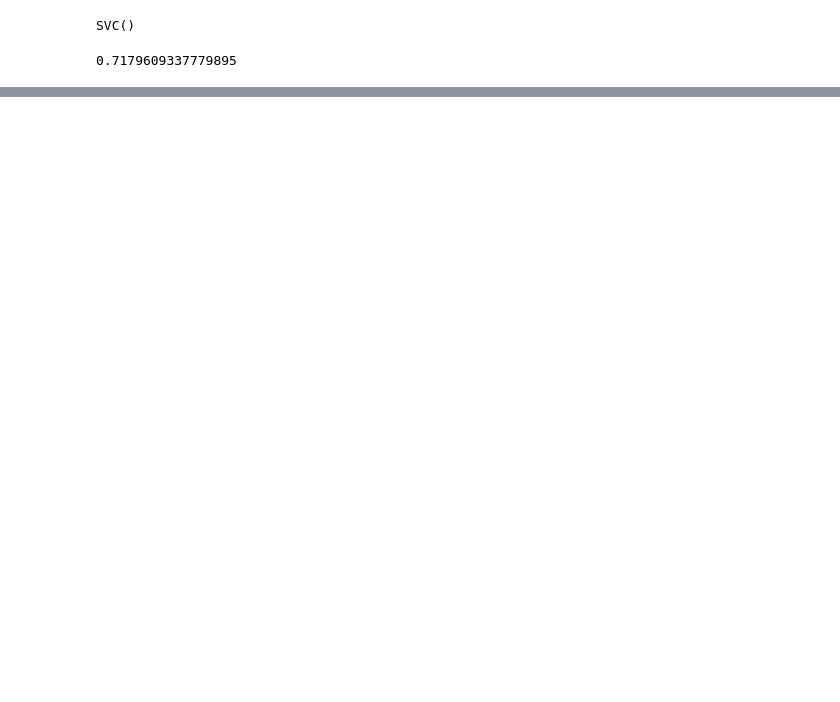
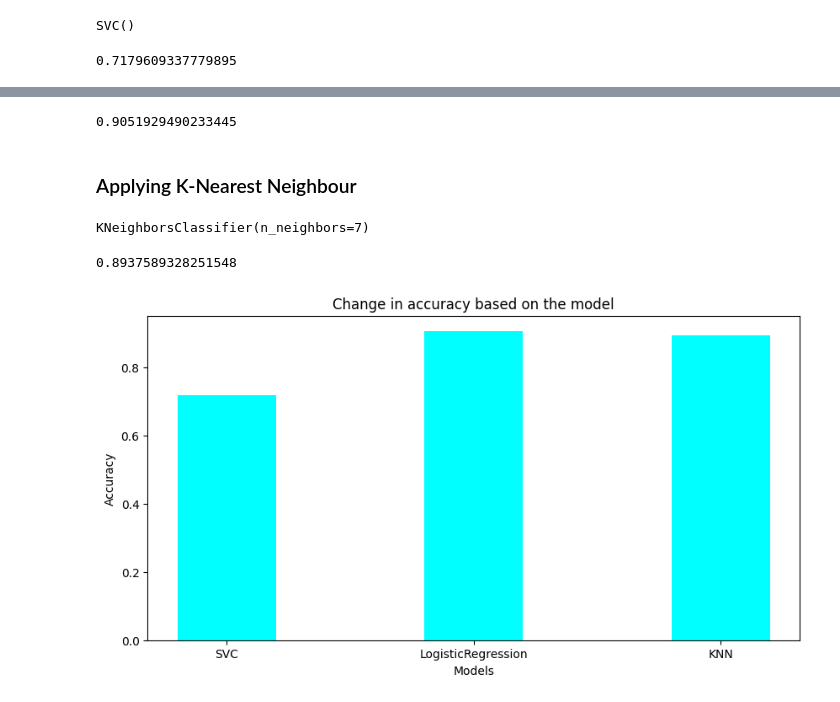
Before and after one commit to thakurboy004/Image-Segementation, a Jupyter notebook: Model-training.ipynb, the cells around one changed output, grey strips where cells are left out. Cells and saved outputs as stored; diff of their text form; code cells hidden in the pictures; blank space fills up the shorter version.

```diff
--- a/Model-training.ipynb
+++ b/Model-training.ipynb
@@ -91,0 +98,5 @@ sk.metrics.accuracy_score(y_test, model_predict)
+# %%
+from sklearn.linear_model import LogisticRegression
+
+model2 = LogisticRegression()
+model2.fit(X_train, y_train)
@@ -91,0 +112,34 @@ sk.metrics.accuracy_score(y_test, model_predict)
+# %%
+model2_predict = model2.predict(X_test)
+acc2 = sk.metrics.accuracy_score(y_test, model2_predict)
+acc2
+# %% [output]
+0.9051929490233445
+# %% [markdown]
+### Applying K-Nearest Neighbour
+# %%
+from sklearn.neighbors import KNeighborsClassifier
+
+model3 = KNeighborsClassifier(n_neighbors=7)
+model3.fit(X_train, y_train)
+# %% [output]
+KNeighborsClassifier(n_neighbors=7)
+# %%
+model3_predict = model3.predict(X_test)
+acc3 = sk.metrics.accuracy_score(y_test, model3_predict)
+acc3
+# %% [output]
+0.8937589328251548
+# %%
+import matplotlib.pyplot as plt
+data = {'SVC':acc, 'LogisticRegression':acc2, 'KNN':acc3}
+courses = list(data.keys())
+values = list(data.values())
+fig = plt.figure(figsize = (10, 5))
+plt.bar(courses, values, color ='cyan',width = 0.4)
+plt.xlabel("Models")
+plt.ylabel("Accuracy")
+plt.title("Change in accuracy based on the model")
+plt.show()
+# %% [output]
+[figure, added]
```
Also changed, not shown: parts of 5 cells of this notebook.
